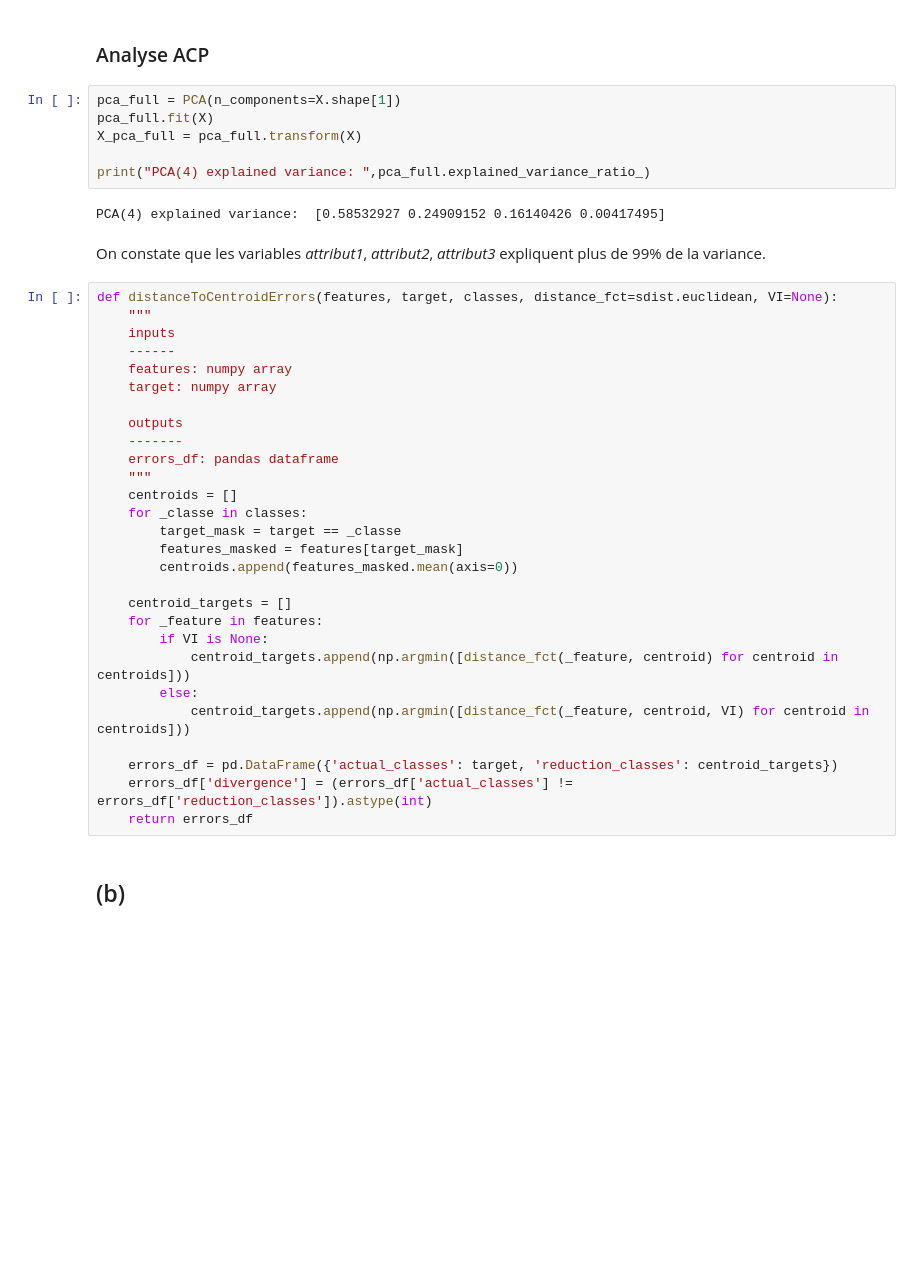
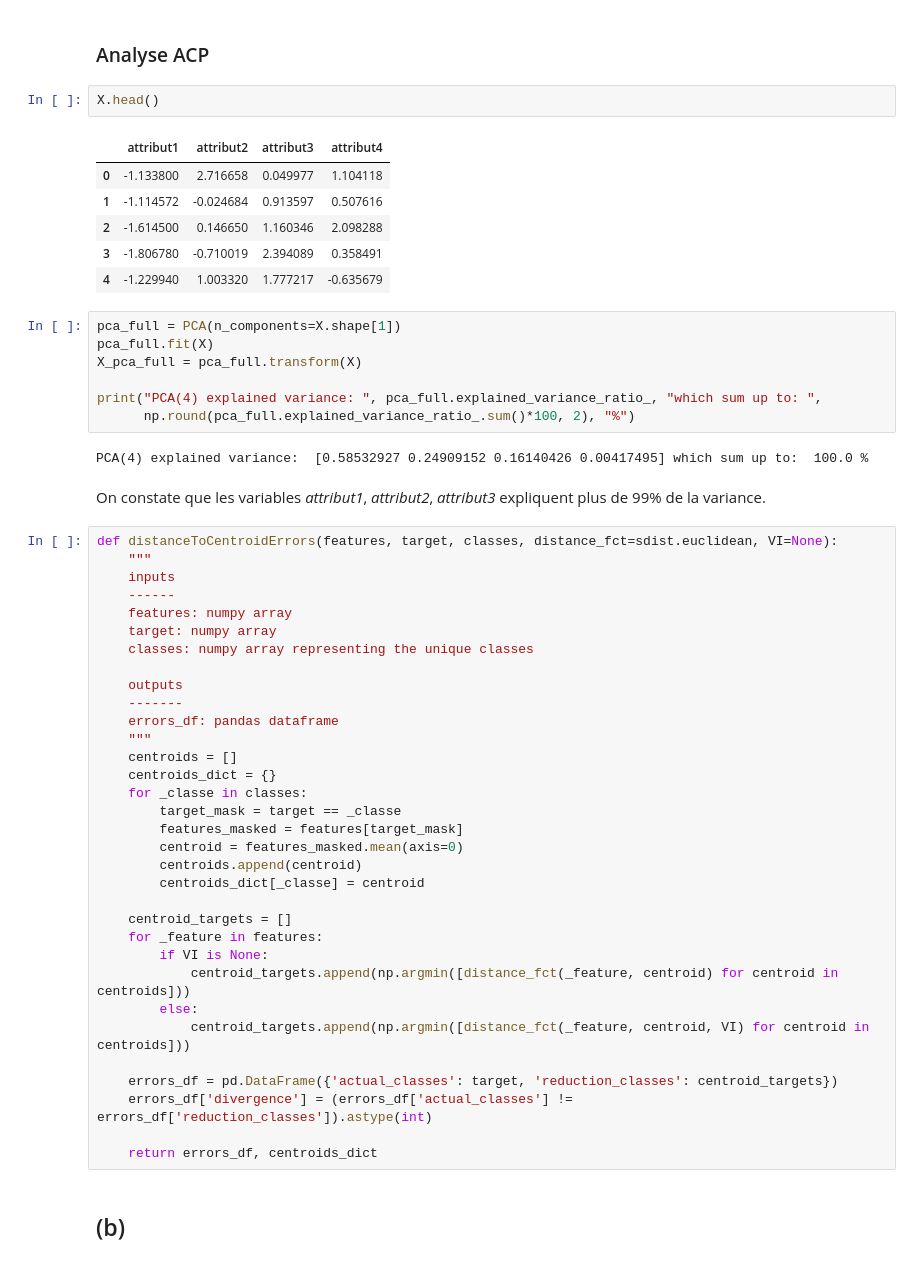
Before and after one commit to ggs22/IFT870-TP1, a Jupyter notebook: tp1.ipynb, the cells around one changed output. Cells and saved outputs as stored; diff of their text form; blank space fills up the shorter version.

```diff
--- a/tp1.ipynb
+++ b/tp1.ipynb
@@ -135,14 +131,24 @@ plt.show()
 [figure]
 # %% [markdown]
 ### Analyse ACP
+# %%
+X.head()
+# %% [output]
+|  | attribut1 | attribut2 | attribut3 | attribut4 |
+| 0 | -1.133800 | 2.716658 | 0.049977 | 1.104118 |
+| 1 | -1.114572 | -0.024684 | 0.913597 | 0.507616 |
+| 2 | -1.614500 | 0.146650 | 1.160346 | 2.098288 |
+| 3 | -1.806780 | -0.710019 | 2.394089 | 0.358491 |
+| 4 | -1.229940 | 1.003320 | 1.777217 | -0.635679 |
 # %%
 pca_full = PCA(n_components=X.shape[1])
 pca_full.fit(X)
 X_pca_full = pca_full.transform(X)
 
-print("PCA(4) explained variance: ",pca_full.explained_variance_ratio_)
+print("PCA(4) explained variance: ", pca_full.explained_variance_ratio_, "which sum up to: ",
+      np.round(pca_full.explained_variance_ratio_.sum()*100, 2), "%")
 # %% [output]
-PCA(4) explained variance:  [0.58532927 0.24909152 0.16140426 0.00417495]
+PCA(4) explained variance:  [0.58532927 0.24909152 0.16140426 0.00417495] which sum up to:  100.0 %
 # %% [markdown]
 On constate que les variables _attribut1_, _attribut2_, _attribut3_ expliquent plus de 99% de la variance.
 # %%
@@ -152,16 +158,20 @@ def distanceToCentroidErrors(features, target, classes, distance_fct=sdist.eucli
     ------
     features: numpy array
     target: numpy array
+    classes: numpy array representing the unique classes
 
     outputs
     -------
     errors_df: pandas dataframe
     """
     centroids = []
+    centroids_dict = {}
     for _classe in classes:
         target_mask = target == _classe
         features_masked = features[target_mask]
-        centroids.append(features_masked.mean(axis=0))
+        centroid = features_masked.mean(axis=0)
+        centroids.append(centroid)
+        centroids_dict[_classe] = centroid
 
     centroid_targets = []
     for _feature in features:
@@ -172,6 +182,7 @@ def distanceToCentroidErrors(features, target, classes, distance_fct=sdist.eucli
 
     errors_df = pd.DataFrame({'actual_classes': target, 'reduction_classes': centroid_targets})
     errors_df['divergence'] = (errors_df['actual_classes'] != errors_df['reduction_classes']).astype(int)
-    return errors_df
+
+    return errors_df, centroids_dict
 # %% [markdown]
 ## (b)
```
Also changed, not shown: parts of 21 cells of this notebook.
